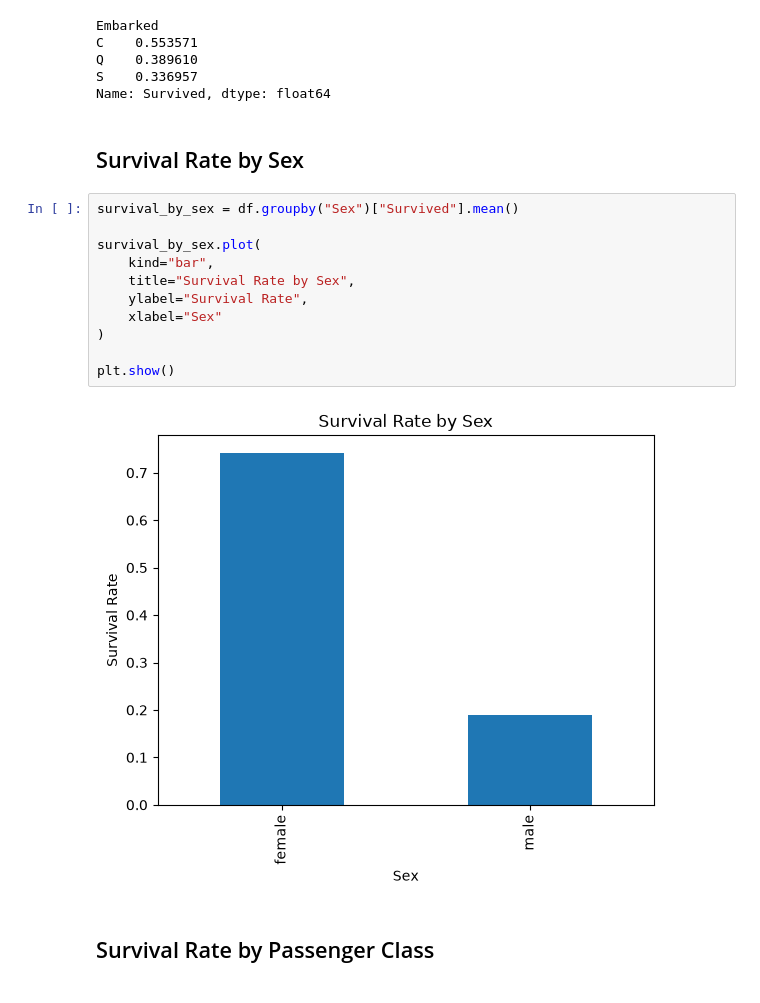
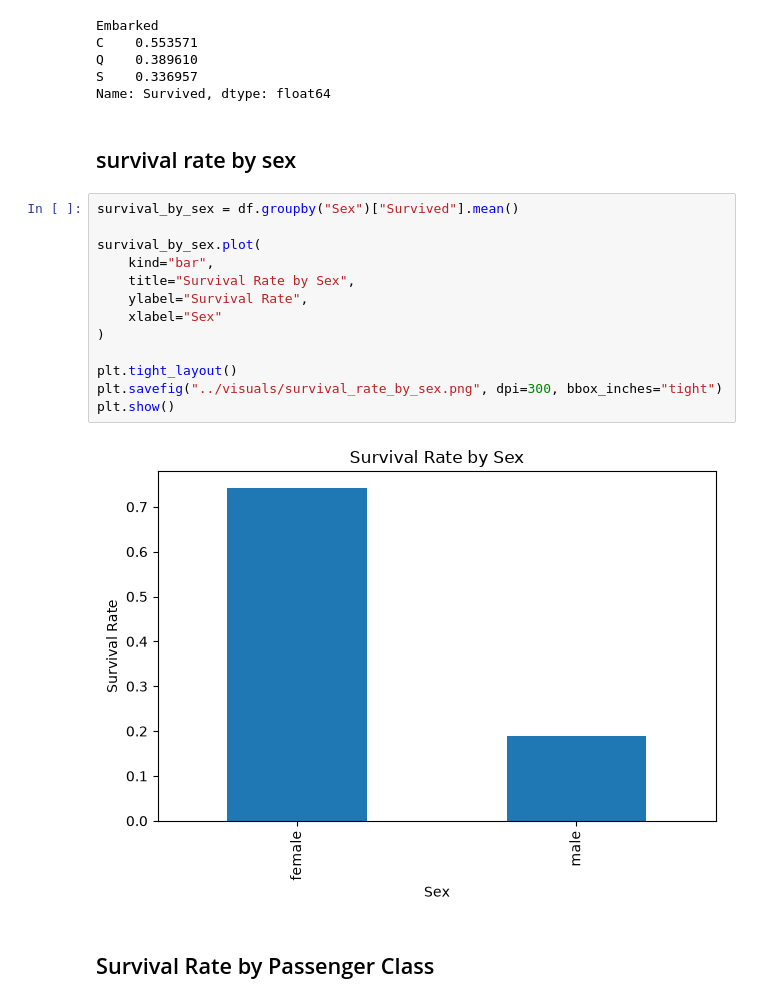
Before and after one commit to sehreen-jeelani/titanic-survival-analysis, a Jupyter notebook: notebooks/titanic_analysis.ipynb, the cells around one changed output. Cells and saved outputs as stored; diff of their text form.

Commit message:
add features and survival insights

```diff
--- a/notebooks/titanic_analysis.ipynb
+++ b/notebooks/titanic_analysis.ipynb
@@ -351,20 +351,22 @@ Q    0.389610
 S    0.336957
 Name: Survived, dtype: float64
 # %% [markdown]
-## Survival Rate by Sex
+## survival rate by sex
 # %%
 survival_by_sex = df.groupby("Sex")["Survived"].mean()
 
 survival_by_sex.plot(
     kind="bar",
     title="Survival Rate by Sex",
     ylabel="Survival Rate",
     xlabel="Sex"
 )
 
+plt.tight_layout()
+plt.savefig("../visuals/survival_rate_by_sex.png", dpi=300, bbox_inches="tight")
 plt.show()
 # %% [output]
-[figure, old version]
+[figure, new version]
 # %% [markdown]
 ## Survival Rate by Passenger Class
 # %%
```
Also changed, not shown: parts of 22 cells of this notebook.
